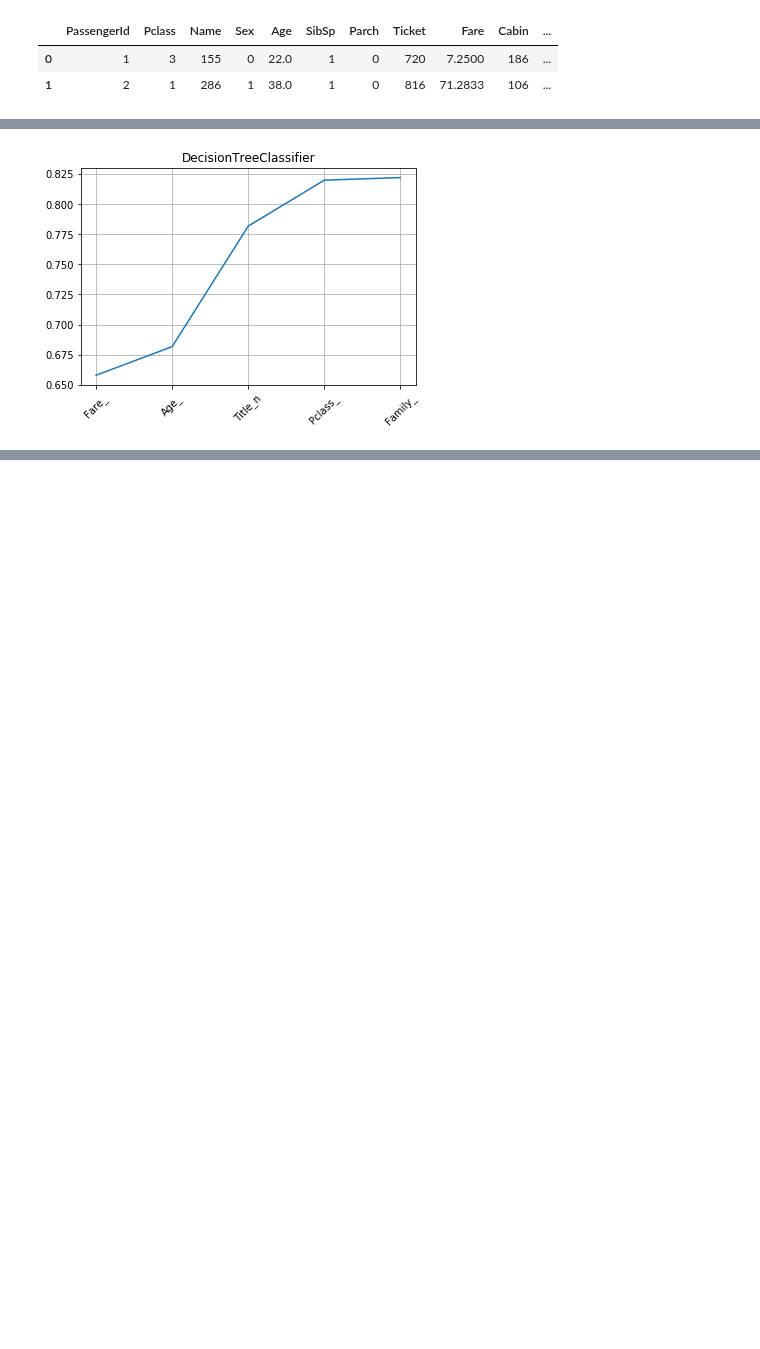
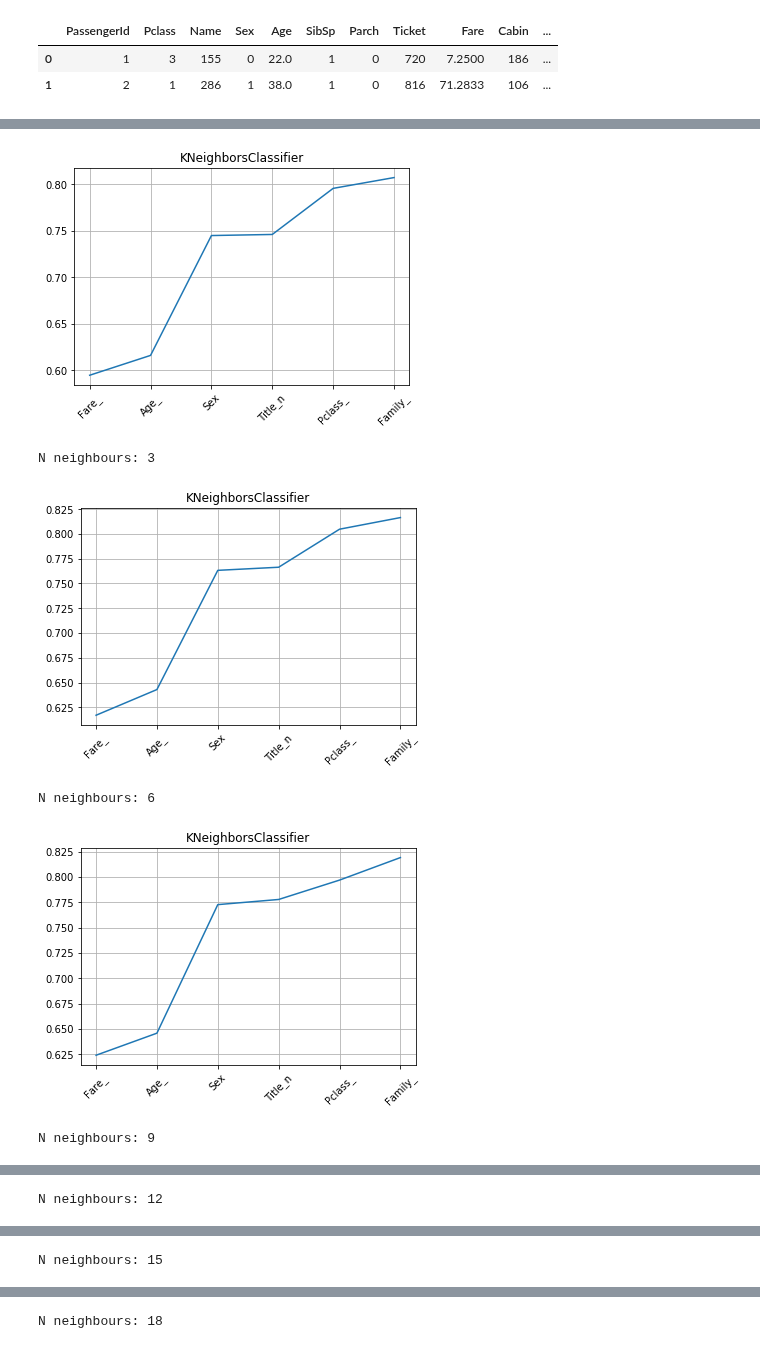
Before and after one commit to LeoFernanndes/notebooks, a Jupyter notebook: titanic_data_manipulation.ipynb, the cells around one changed output, grey strips where cells are left out. Saved outputs shown, nothing was run; the diff lists cells and outputs as text; code cells hidden in the pictures; blank space fills up the shorter version.

```diff
--- a/titanic_data_manipulation.ipynb
+++ b/titanic_data_manipulation.ipynb
@@ -182,8 +168,12 @@ from sklearn.naive_bayes import GaussianNB
 colunas = ['Sex', 'Ticket', 'Age', 'Fare', 'Name', 'PassengerId', 'Title',
        'Title_n', 'Cabin', 'Pclass', 'Fare_', 'Pclass_', 'Family',
        'Family_', 'Age_', 'SibSp', 'Embarked', 'Parch', 'Survived']
+
+colunas = ['Fare_', 'Age_', 'Sex', 'Title_n', 'Pclass_','Family_', 'Survived']
 '''
-colunas = ['Fare_', 'Age_', 'Title_n', 'Pclass_','Family_', 'Survived']
+colunas = ['Sex', 'Ticket', 'Age', 'Fare', 'Name', 'Title',
+       'Title_n', 'Cabin', 'Pclass', 'Fare_', 'Pclass_', 'Family',
+       'Family_', 'Age_', 'SibSp', 'Embarked', 'Parch', 'Survived']
 
 
 dataframe = dataframe.reindex(colunas, axis= 1)
@@ -206,10 +196,17 @@ dataframe_.head(2)
 # %%
 from sklearn.tree import DecisionTreeClassifier
 from xgboost import XGBClassifier
+from sklearn.neighbors import NearestNeighbors, KNeighborsClassifier
 
+n = 10
 
-clf = DecisionTreeClassifier()
-
-data_preprocessing.classifier_accuracy_graph(dataframe_, clf, iterations= 200)
+for n in range(n):
+  data_preprocessing.classifier_accuracy_graph(dataframe_, KNeighborsClassifier(n_neighbors= (n+1)*3), iterations= 200)
+  print('N neighbours: {}'.format((n+1)*3))
 # %% [output]
-[figure, old version]
+[figure, new version]
+N neighbours: 3
+[figure, added]
+N neighbours: 6
+[figure, added]
+N neighbours: 9
@@ -215,0 +214 @@ data_preprocessing.classifier_accuracy_graph(dataframe_, clf, iterations= 200)
+N neighbours: 12
@@ -215,0 +216 @@ data_preprocessing.classifier_accuracy_graph(dataframe_, clf, iterations= 200)
+N neighbours: 15
@@ -215,0 +218 @@ data_preprocessing.classifier_accuracy_graph(dataframe_, clf, iterations= 200)
+N neighbours: 18
```
Also changed, not shown: parts of 9 cells of this notebook.
